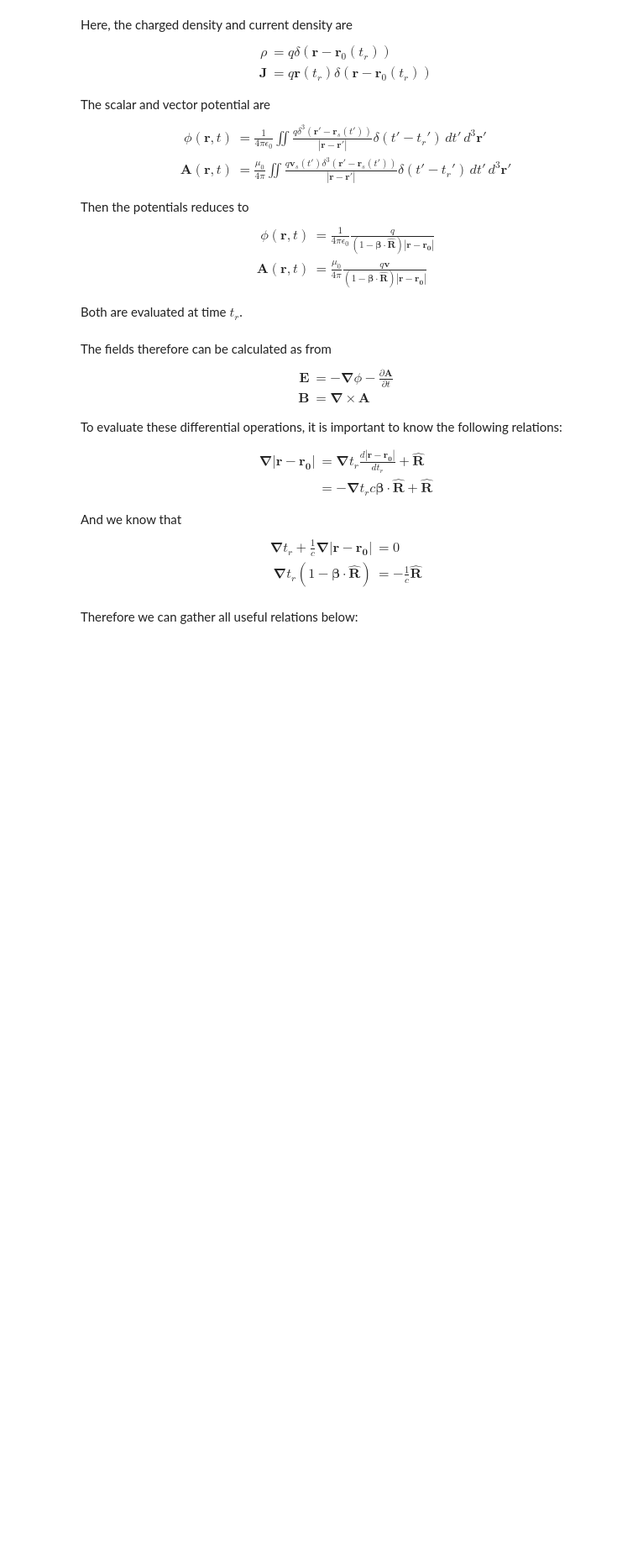
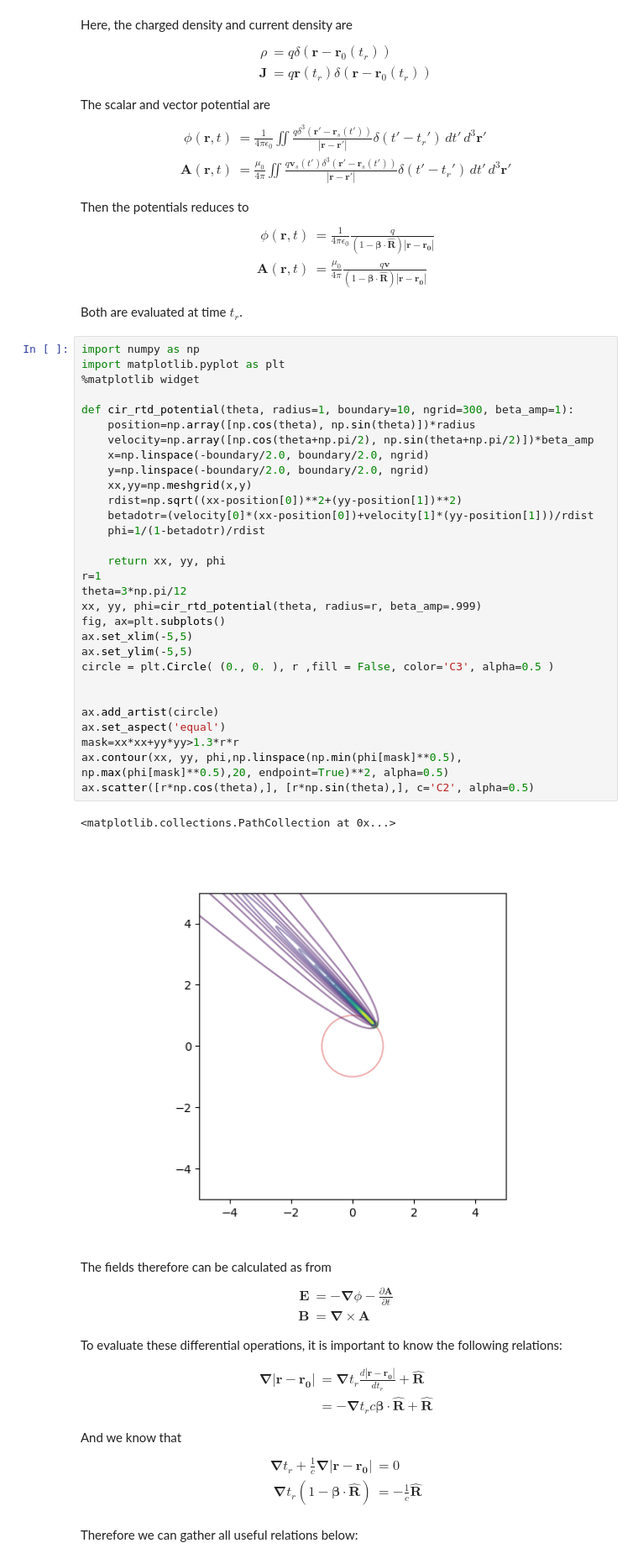
Before and after one commit to yuehao/AP_course_materials, a Jupyter notebook: synchrotron_radiation/synchrotron_radiation.ipynb, the cells around one changed output. Shown at 84% size. Saved outputs shown, nothing was run; the diff lists cells and outputs as text; blank space fills up the shorter version.

```diff
--- a/synchrotron_radiation/synchrotron_radiation.ipynb
+++ b/synchrotron_radiation/synchrotron_radiation.ipynb
@@ -60,6 +60,39 @@ Then the potentials reduces to
 \end{align}
 
 Both are evaluated at time $t_r$.
+# %%
+import numpy as np
+import matplotlib.pyplot as plt
+%matplotlib widget
+
+def cir_rtd_potential(theta, radius=1, boundary=10, ngrid=300, beta_amp=1):
+    position=np.array([np.cos(theta), np.sin(theta)])*radius
+    velocity=np.array([np.cos(theta+np.pi/2), np.sin(theta+np.pi/2)])*beta_amp
+    x=np.linspace(-boundary/2.0, boundary/2.0, ngrid)
+    y=np.linspace(-boundary/2.0, boundary/2.0, ngrid)
+    xx,yy=np.meshgrid(x,y)
+    rdist=np.sqrt((xx-position[0])**2+(yy-position[1])**2)
+    betadotr=(velocity[0]*(xx-position[0])+velocity[1]*(yy-position[1]))/rdist
+    phi=1/(1-betadotr)/rdist
+
+    return xx, yy, phi
+r=1
+theta=3*np.pi/12
+xx, yy, phi=cir_rtd_potential(theta, radius=r, beta_amp=.999)
+fig, ax=plt.subplots()
+ax.set_xlim(-5,5)
+ax.set_ylim(-5,5)
+circle = plt.Circle( (0., 0. ), r ,fill = False, color='C3', alpha=0.5 )
+
+
+ax.add_artist(circle)
+ax.set_aspect('equal')
+mask=xx*xx+yy*yy>1.3*r*r
+ax.contour(xx, yy, phi,np.linspace(np.min(phi[mask]**0.5), np.max(phi[mask]**0.5),20, endpoint=True)**2, alpha=0.5)
+ax.scatter([r*np.cos(theta),], [r*np.sin(theta),], c='C2', alpha=0.5)
+# %% [output]
+<matplotlib.collections.PathCollection at 0x...>
+[figure, added]
 # %% [markdown]
 The fields therefore can be calculated as from
 \begin{align}
```
Also changed, not shown: parts of 2 cells of this notebook, 30 other files.
